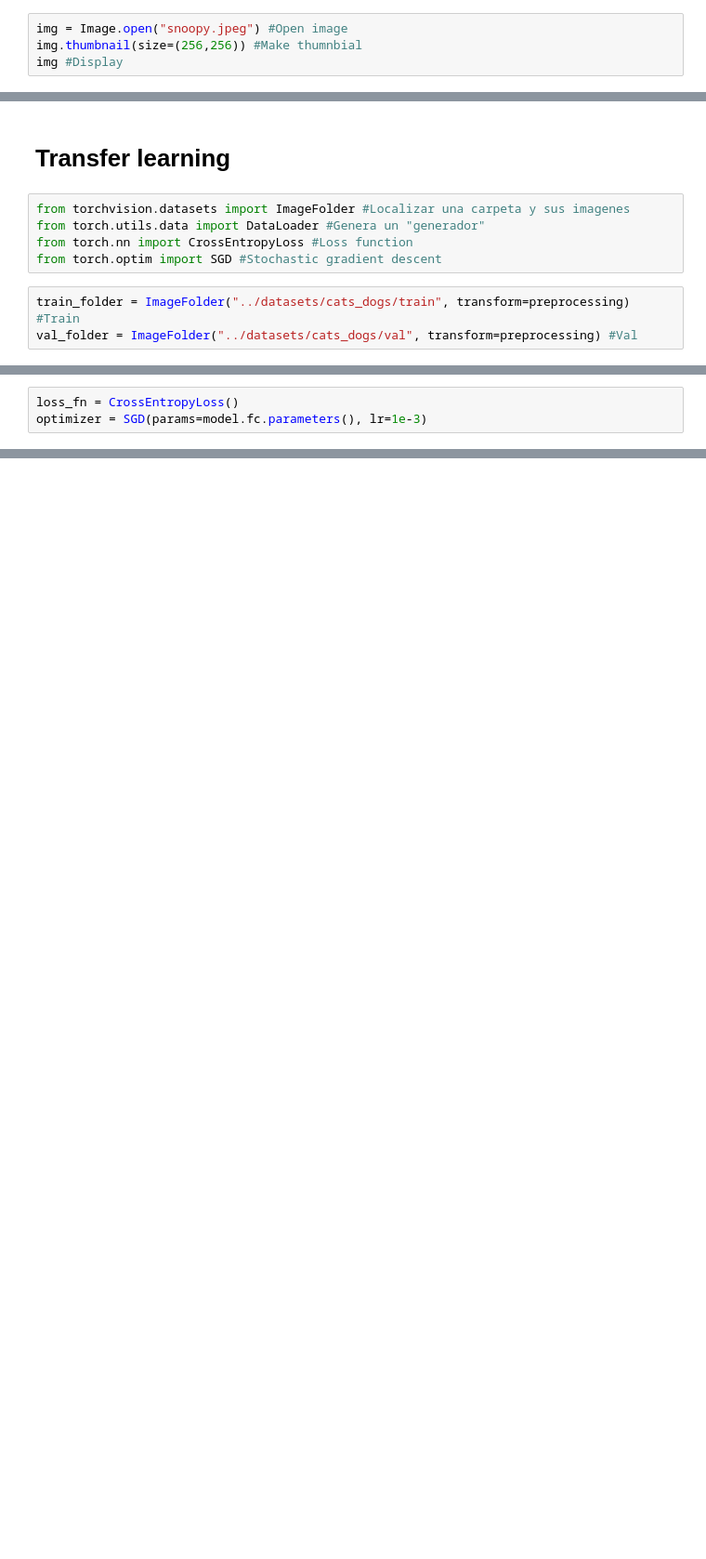
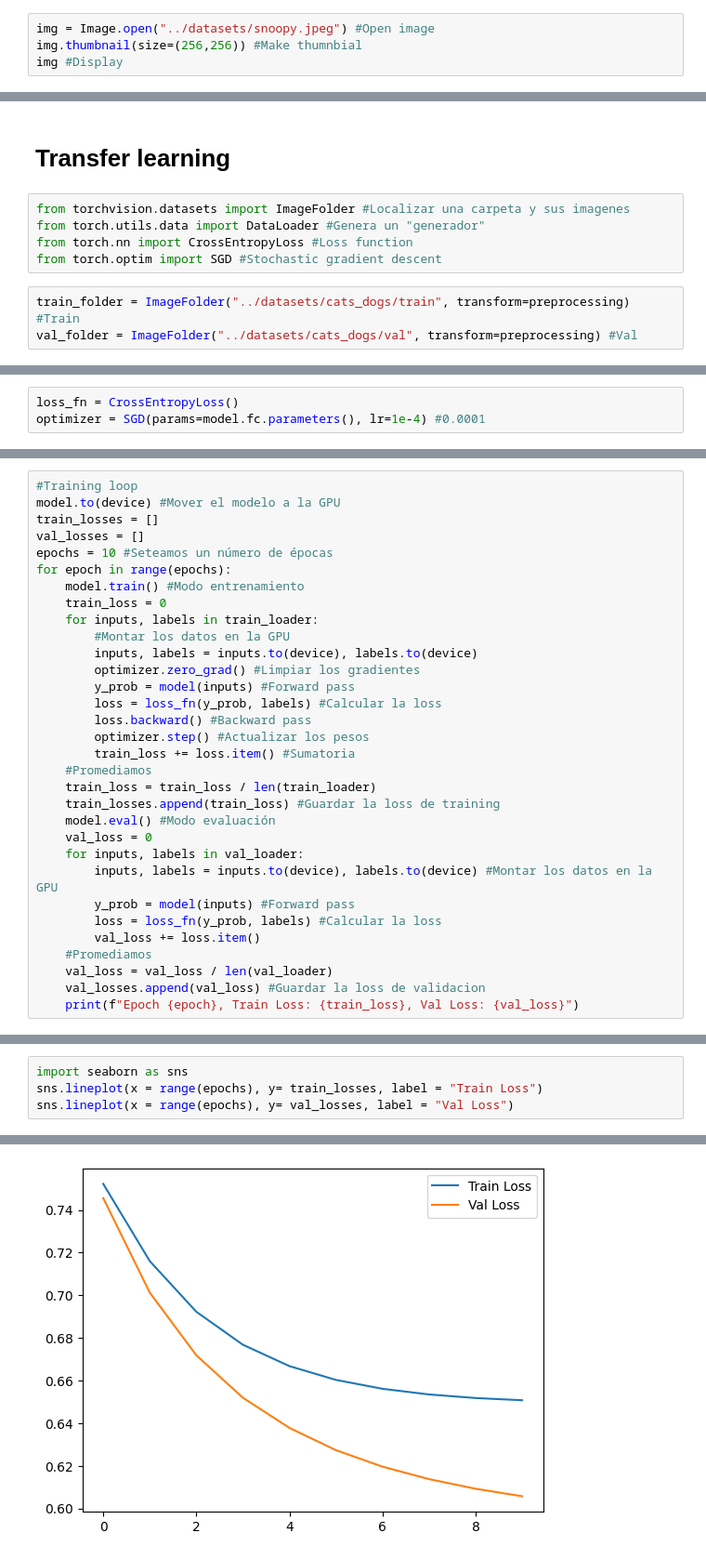
Before and after one commit to GabrielCabas/ML_Course, a Jupyter notebook: unidad_3/practico_1.ipynb, the cells around one changed output, grey strips where cells are left out. Shown: that part at 93% size. Drawn from its saved outputs; the diff is of its cells as text; blank space fills up the shorter version.

```diff
--- a/unidad_3/practico_1.ipynb
+++ b/unidad_3/practico_1.ipynb
@@ -43,7 +43,7 @@ torch.cuda.get_device_name(0)
 # %%
 device = torch.device("cuda") #Move to gpu
 # %%
-img = Image.open("snoopy.jpeg") #Open image
+img = Image.open("../datasets/snoopy.jpeg") #Open image
 img.thumbnail(size=(256,256)) #Make thumnbial
 img #Display
 # %% [output]
@@ -132,3 +180,3 @@ model.fc = torch.nn.Linear(model.fc.in_features, 2)
 # %%
 loss_fn = CrossEntropyLoss()
-optimizer = SGD(params=model.fc.parameters(), lr=1e-3)
+optimizer = SGD(params=model.fc.parameters(), lr=1e-4) #0.0001
@@ -136,0 +183,32 @@ Hasta aquí llegamos en la ayudantía
+# %%
+#Training loop
+model.to(device) #Mover el modelo a la GPU
+train_losses = []
+val_losses = []
+epochs = 10 #Seteamos un número de épocas
+for epoch in range(epochs):
+    model.train() #Modo entrenamiento
+    train_loss = 0
+    for inputs, labels in train_loader:
+        #Montar los datos en la GPU
+        inputs, labels = inputs.to(device), labels.to(device)
+        optimizer.zero_grad() #Limpiar los gradientes
+        y_prob = model(inputs) #Forward pass
+        loss = loss_fn(y_prob, labels) #Calcular la loss
+        loss.backward() #Backward pass
+        optimizer.step() #Actualizar los pesos
+        train_loss += loss.item() #Sumatoria
+    #Promediamos
+    train_loss = train_loss / len(train_loader)
+    train_losses.append(train_loss) #Guardar la loss de training
+    model.eval() #Modo evaluación
+    val_loss = 0
+    for inputs, labels in val_loader:
+        inputs, labels = inputs.to(device), labels.to(device) #Montar los datos en la GPU
+        y_prob = model(inputs) #Forward pass
+        loss = loss_fn(y_prob, labels) #Calcular la loss
+        val_loss += loss.item()
+    #Promediamos
+    val_loss = val_loss / len(val_loader)
+    val_losses.append(val_loss) #Guardar la loss de validacion
+    print(f"Epoch {epoch}, Train Loss: {train_loss}, Val Loss: {val_loss}")
@@ -136,0 +226,5 @@ Hasta aquí llegamos en la ayudantía
+# %%
+import seaborn as sns
+sns.lineplot(x = range(epochs), y= train_losses, label = "Train Loss")
+sns.lineplot(x = range(epochs), y= val_losses, label = "Val Loss")
+# %% [output]
@@ -136,0 +232 @@ Hasta aquí llegamos en la ayudantía
+[figure, added]
```
Also changed, not shown: parts of 19 cells of this notebook.
